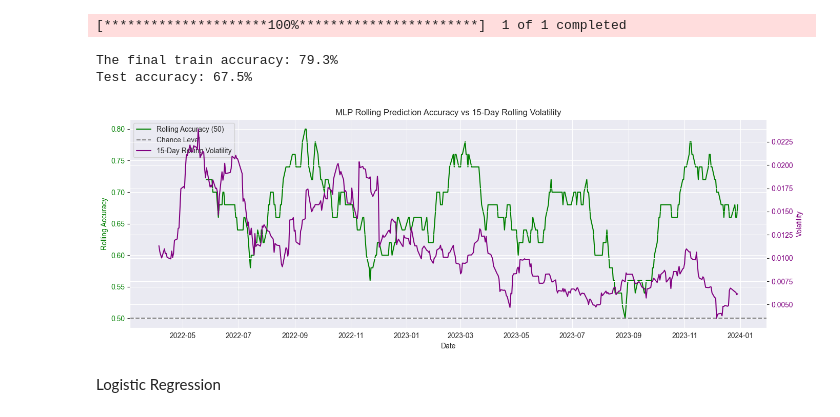
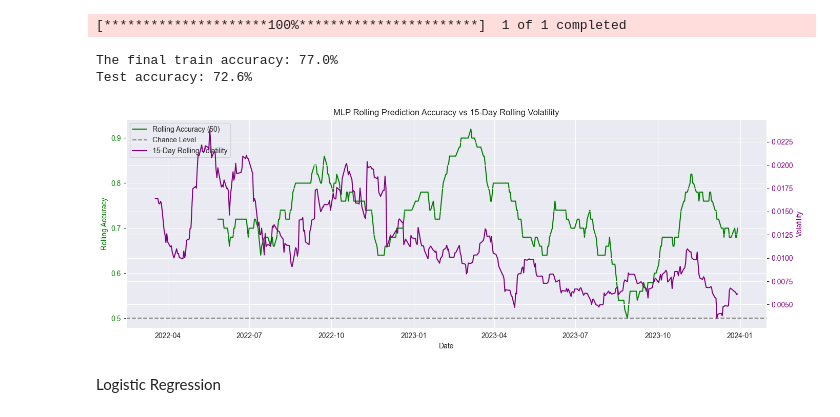
Before and after one commit to eliashuber2401/Machine-Learning-Project-Finance, a Jupyter notebook: Project main/Predictor - copy.ipynb, the cells around one changed output. Saved outputs shown, nothing was run; the diff lists cells and outputs as text; code cells hidden in the pictures.

```diff
--- a/Project main/Predictor - copy.ipynb
+++ b/Project main/Predictor - copy.ipynb
@@ -667,19 +613,19 @@ joblib.dump((model, metrics_history, X_test, Y_test, X, df), "lag_model_outputs.
 # %%
 # Plot metrics
-model, metrics_history, X_test, Y_test, X_full, df = joblib.load("lag_model_outputs.pkl")
+
 fig, ax = plt.subplots()
-ax.plot(metrics_history['MSE'], label='MSE')
+ax.plot(metrics_history_lag['MSE'], label='MSE')
 ax.set_ylabel('Loss value')
 ax.set_xlabel('Epoch')
 ax2 = ax.twinx()
-ax2.plot(metrics_history['accuracy'], color='orange', label='Accuracy')
+ax2.plot(metrics_history_lag['accuracy'], color='orange', label='Accuracy')
 ax2.set_ylabel('Accuracy')
 plt.title('Baseline AR Model - Learning Curve')
 plt.grid()
 
 # Final metrics
-train_acc = metrics_history["accuracy"][-1]
-test_acc = accuracy_lag(model.decision_function(X_test), Y_test)
+train_acc = metrics_history_lag["accuracy"][-1]
+test_acc = accuracy_lag(model_lag.decision_function(X_lag_test), Y_lag_test)
 
 print(f'Final train accuracy (baseline): {train_acc :.2f}%')
 print(f'Test accuracy (baseline): {test_acc :.2f}%')
@@ -762,16 +705,14 @@ plt.show()
 # %% [output]
 [figure]
 # %%
-model_regression, metrics_history, X_test, Y_test, X_full, df = joblib.load("lag_model_outputs.pkl")
-
 # Get raw predictions (continuous values)
-y_pred_raw = model_regression(X_test)
+y_pred_raw = model_lag(X_lag_test)
 
 # Convert raw predictions to binary class labels by thresholding at 0.5
 y_pred_labels = (y_pred_raw > 0.5).astype(int).flatten()
 
 # Flatten true labels if needed
-y_true = Y_test.flatten() if Y_test.ndim > 1 else Y_test
+y_true = Y_lag_test.flatten() if Y_lag_test.ndim > 1 else Y_lag_test
 
 # Compute confusion matrix
 cm = confusion_matrix(y_true, y_pred_labels)
@@ -790,35 +731,29 @@ plt.show()
 Neural Network
 # %%
 df_transferability = fetch_data('AMZN', '2015-01-01', '2023-12-31')
-df_transferability
-X_transfer, Y_transfer, X_train_transfer, Y_train_transfer, X_test_transfer, Y_test_transfer = return_data(df_transferability,target_type='Target_-1',train_frac=.8)
-X_transfer = min_max(X_transfer)
-X_train_transfer = min_max(X_train_transfer)
-X_test_transfer = min_max(X_test_transfer)
-Y_transfer, Y_train_transfer, Y_test_transfer = labels_encoding(Y_transfer), labels_encoding(Y_train_transfer), labels_encoding(Y_test_transfer)
+X_1_transfer, Y_1_transfer, X_1_train_transfer, Y_1_train_transfer, X_1_test_transfer, Y_1_test_transfer = return_data(df_transferability,target_type='Target_-1',train_frac=.8)
+X_1_transfer = min_max(X_1_transfer)
+X_1_train_transfer = min_max(X_1_train_transfer)
+X_1_test_transfer = min_max(X_1_test_transfer)
+Y_1_transfer, Y_1_train_transfer, Y_1_test_transfer = labels_encoding(Y_1_transfer), labels_encoding(Y_1_train_transfer), labels_encoding(Y_1_test_transfer)
 # %% [output]
 [*********************100%***********************]  1 of 1 completed
 # %%
-model_mlp_transfer, metrics_history_transfer, X_test_mlp_transfer, Y_test_mlp_transfer, _mlp_transfer, df_mlp_transfer = joblib.load("mlp_model_outputs.pkl")
-
-print(f'The final train accuracy: {round(metrics_history_transfer["accuracy"][-1], 1)}%')
-print(f'Test accuracy: {round(accuracy(model_mlp_transfer.decision_function(X_test_transfer), Y_test_transfer), 1)}%')
+print(f'The final train accuracy: {round(metrics_history_nn["accuracy"][-1], 1)}%')
+print(f'Test accuracy: {round(accuracy(model_nn.decision_function(X_1_test_transfer), Y_1_test_transfer), 1)}%')
 # %% [output]
-The final train accuracy: 79.3%
-Test accuracy: 67.5%
+The final train accuracy: 77.0%
+Test accuracy: 72.6%
 # %%
-model_mlp_transfer, metrics_history_transfer, X_test_mlp_transfer, Y_test_mlp_transfer, _mlp_transfer, df_mlp_transfer = joblib.load("mlp_model_outputs.pkl")
-
-
-Y_pred_transfer = model_mlp_transfer(X_test_transfer)
+Y_pred_transfer = model_nn(X_1_test_transfer)
 
 # Convert predictions to class labels
 if Y_pred_transfer.ndim == 1 or Y_pred_transfer.shape[1] == 1:
     Y_pred_transfer_labels = (Y_pred_transfer > 0).astype(int).flatten()
-    Y_true_transfer_labels = Y_test_transfer.flatten() if Y_test_transfer.ndim == 1 else Y_test_transfer.argmax(axis=1)
+    Y_true_transfer_labels = Y_1_test_transfer.flatten() if Y_1_test_transfer.ndim == 1 else Y_1_test_transfer.argmax(axis=1)
 else:
     Y_pred_transfer_labels = np.argmax(Y_pred_transfer, axis=1)
-    Y_true_transfer_labels = np.argmax(Y_test_transfer, axis=1)
+    Y_true_transfer_labels = np.argmax(Y_1_test_transfer, axis=1)
 
 # --- Rebuild full dataframe with technical indicators ---
 df_copy = df.copy()
@@ -833,7 +768,7 @@ df_copy = df_copy.reset_index()
 df_copy.dropna(inplace=True)
 
 # --- Build Accuracy DataFrame ---
-test_dates = df_copy['Date'].iloc[-len(X_test_transfer):].values
+test_dates = df_copy['Date'].iloc[-len(X_1_test_transfer):].values
 results_df = pd.DataFrame({
     'Date': test_dates,
     'True': Y_true_transfer_labels,
@@ -847,42 +782,42 @@ df_copy['Daily_Return'] = df_copy['Close'].pct_change()
 df_copy['Volatility_15d'] = df_copy['Daily_Return'].rolling(window=15).std()
 
 # Align with test set
-vol_series = df_copy['Volatility_15d'].iloc[-len(X_full):].values
-date_series = df_copy['Date'].iloc[-len(X_full):].values
-split_idx = int(len(X_full) * 0.8)
+vol_series = df_copy['Volatility_15d'].iloc[-len(X_1_transfer):].values
+date_series = df_copy['Date'].iloc[-len(X_1_transfer):].values
+split_idx = int(len(X_1_transfer) * 0.8)
 vol_test = vol_series[split_idx:]
 vol_dates = date_series[split_idx:]
 
 # --- Combined Plot ---
 fig, ax1 = plt.subplots(figsize=(14, 5))
 
 # Accuracy
 ax1.plot(results_df['Date'], results_df['Rolling_Accuracy'], color='green', label='Rolling Accuracy (50)')
 ax1.axhline(0.5, color='gray', linestyle='--', label='Chance Level')
 ax1.set_ylabel('Rolling Accuracy', color='green')
 ax1.tick_params(axis='y', labelcolor='green')
 
 # Volatility
 ax2 = ax1.twinx()
 ax2.plot(vol_dates, vol_test, color='purple', label='15-Day Rolling Volatility')
 ax2.set_ylabel('Volatility', color='purple')
 ax2.tick_params(axis='y', labelcolor='purple')
 
 # Title and axes
 plt.title('MLP Rolling Prediction Accuracy vs 15-Day Rolling Volatility')
 ax1.set_xlabel('Date')
 plt.xticks(rotation=45)
 ax1.grid(True)
 fig.tight_layout()
 
 # Combine legends
 lines_1, labels_1 = ax1.get_legend_handles_labels()
 lines_2, labels_2 = ax2.get_legend_handles_labels()
 ax1.legend(lines_1 + lines_2, labels_1 + labels_2, loc='upper left')
 
 plt.show()
 # %% [output]
-[figure, old version]
+[figure, new version]
 # %% [markdown]
 Logistic Regression
 # %%
```
Also changed, not shown: parts of 19 cells of this notebook.
